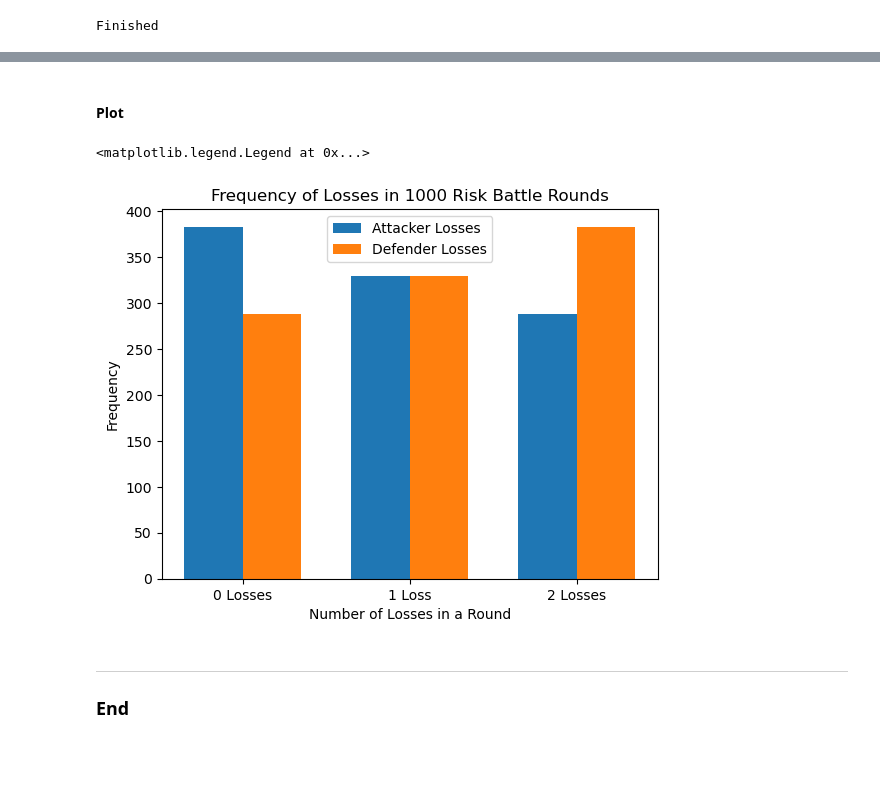
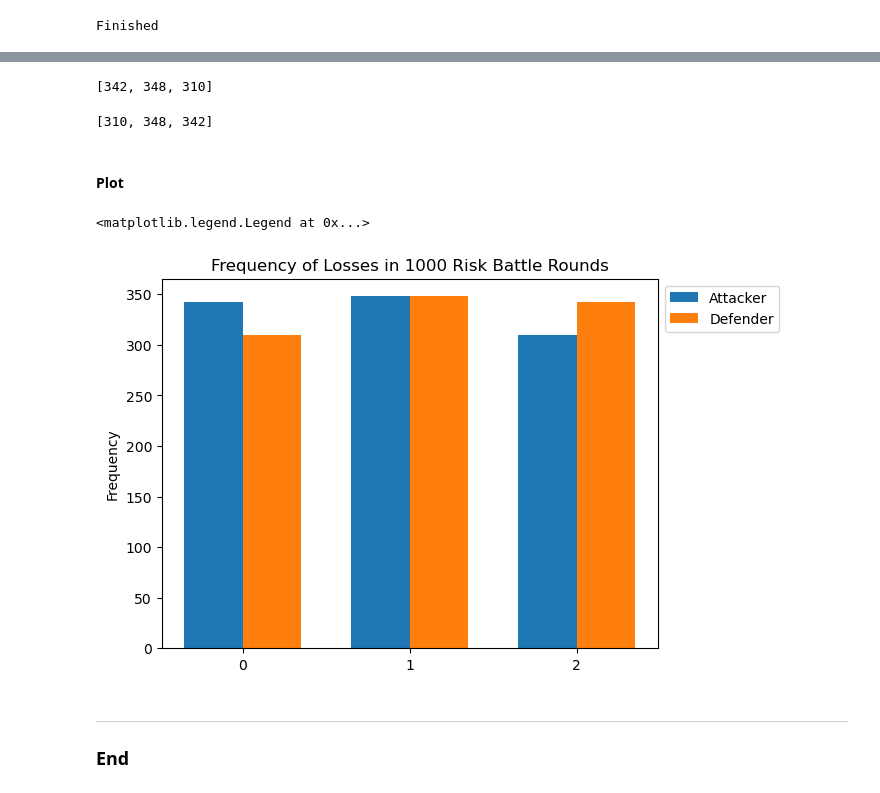
Before and after one commit to lmacakova/PFDA, a Jupyter notebook: pfda_assignments/assignment5.risk.ipynb, the cells around one changed output, grey strips where cells are left out. Drawn from its saved outputs; the diff is of its cells as text; code cells hidden in the pictures; blank space fills up the shorter version.

```diff
--- a/pfda_assignments/assignment5.risk.ipynb
+++ b/pfda_assignments/assignment5.risk.ipynb
@@ -75,24 +77,28 @@ results
+# %%
+attacker_counts
+# %% [output]
+[342, 348, 310]
+# %%
+defender_counts
+# %% [output]
+[310, 348, 342]
 # %% [markdown]
 #### Plot
 # %%
-labels = ['0 Losses', '1 Loss', '2 Losses']
-attacker_counts = [attacker_losses.count(i) for i in range(3)]
-defender_counts = [defender_losses.count(i) for i in range(3)]
-x = np.arange(len(labels))  # Label locations
-width = 0.35  # Bar width
-fig, ax = plt.subplots()
-ax.bar(x - width / 2, attacker_counts, width, label='Attacker Losses')
-ax.bar(x + width / 2, defender_counts, width, label='Defender Losses')
+labels = [0 , 1, 2]
 
-ax.set_xlabel('Number of Losses in a Round')
-ax.set_ylabel('Frequency')
-ax.set_title('Frequency of Losses in 1000 Risk Battle Rounds')
-ax.set_xticks(x)
-ax.set_xticklabels(labels)
-ax.legend()
+x = np.arange(len(labels))
+width=0.35
+plt.bar(x - width / 2, attacker_counts, width, label='Attacker')
+plt.bar(x + width / 2, defender_counts, width, label='Defender')
+
+plt.ylabel('Frequency')
+plt.title('Frequency of Losses in 1000 Risk Battle Rounds')
+plt.xticks(x)
+plt.legend(bbox_to_anchor=(1.0,1.0))
 # %% [output]
 <matplotlib.legend.Legend at 0x...>
-[figure, old version]
+[figure, new version]
 # %% [markdown]
 ***
 ### End
```
Also changed, not shown: parts of 3 cells of this notebook.
